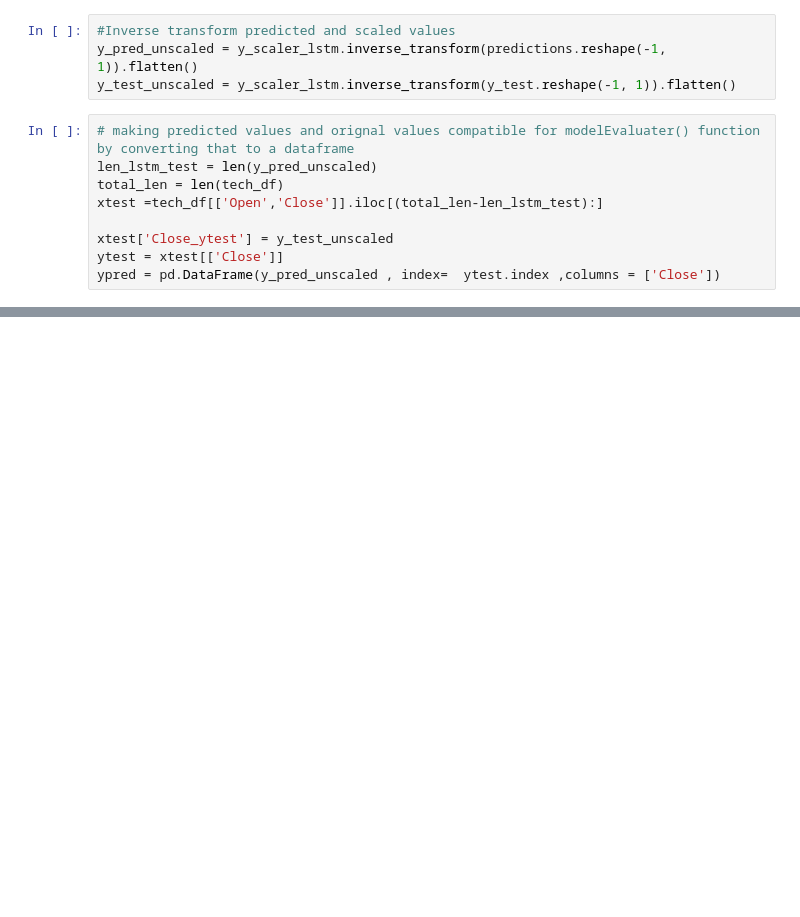
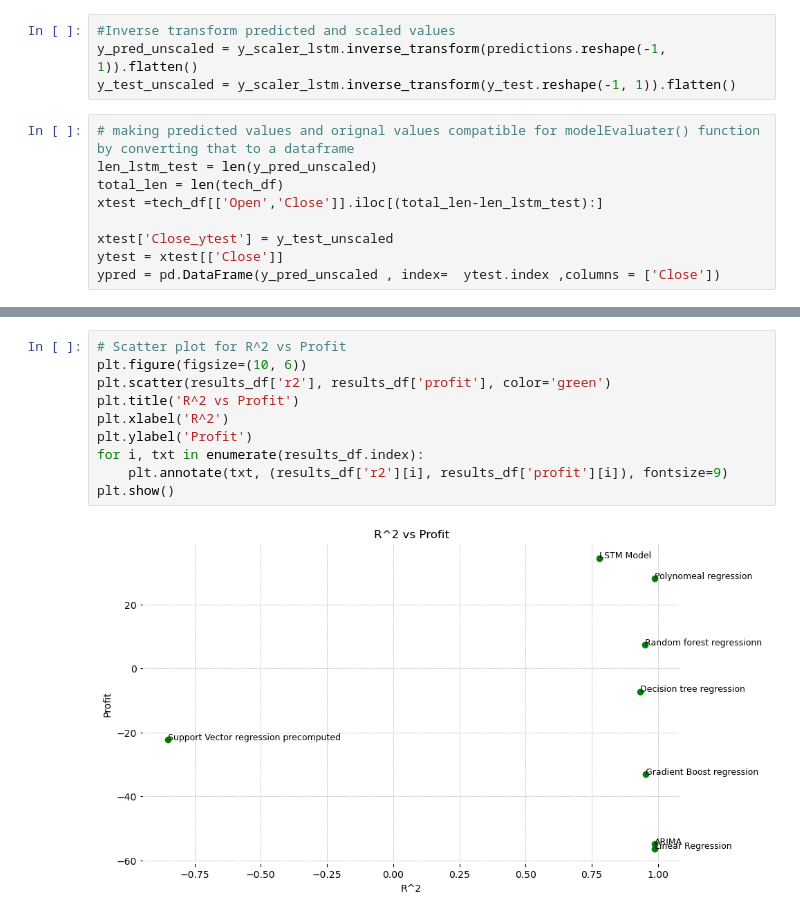
Before and after one commit to swarnim1/Final_Project, a Jupyter notebook: main.ipynb, the cells around one changed output, grey strips where cells are left out. Drawn from its saved outputs; the diff is of its cells as text; blank space fills up the shorter version.

```diff
--- a/main.ipynb
+++ b/main.ipynb
@@ -562,0 +646,12 @@ results
+# %%
+# Scatter plot for R^2 vs Profit
+plt.figure(figsize=(10, 6))
+plt.scatter(results_df['r2'], results_df['profit'], color='green')
+plt.title('R^2 vs Profit')
+plt.xlabel('R^2')
+plt.ylabel('Profit')
+for i, txt in enumerate(results_df.index):
+    plt.annotate(txt, (results_df['r2'][i], results_df['profit'][i]), fontsize=9)
+plt.show()
+# %% [output]
+[figure, added]
```
Also changed, not shown: parts of 29 cells of this notebook.
